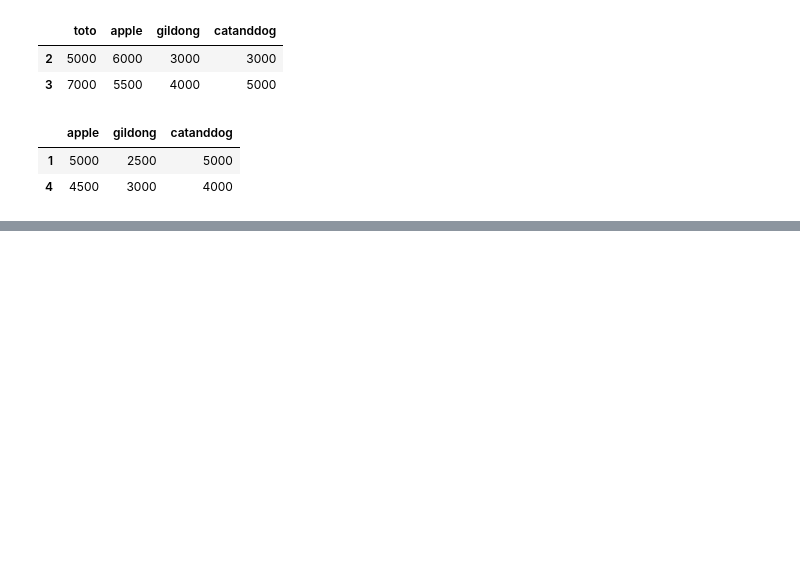
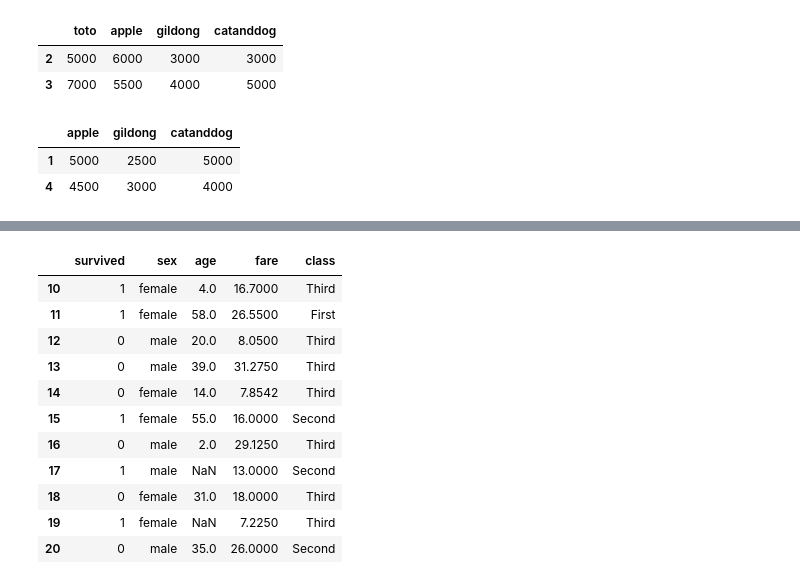
Before and after one commit to jinubot07/LikeLion_13th_DataCourse, a Jupyter notebook: web_visualization/20210916_pd_sns[MAC].ipynb, the cells around one changed output, grey strips where cells are left out. Cells and saved outputs as stored; diff of their text form; code cells hidden in the pictures; blank space fills up the shorter version.

```diff
--- a/web_visualization/20210916_pd_sns[MAC].ipynb
+++ b/web_visualization/20210916_pd_sns[MAC].ipynb
@@ -440,0 +707,16 @@ team_df.iloc[[1,4],1:4]
+# %%
+t_ten = t.loc[10:20,['survived','sex','age','fare','class']]
+t_ten
+# %% [output]
+|  | survived | sex | age | fare | class |
+| 10 | 1 | female | 4.0 | 16.7000 | Third |
+| 11 | 1 | female | 58.0 | 26.5500 | First |
+| 12 | 0 | male | 20.0 | 8.0500 | Third |
+| 13 | 0 | male | 39.0 | 31.2750 | Third |
+| 14 | 0 | female | 14.0 | 7.8542 | Third |
+| 15 | 1 | female | 55.0 | 16.0000 | Second |
+| 16 | 0 | male | 2.0 | 29.1250 | Third |
+| 17 | 1 | male | NaN | 13.0000 | Second |
+| 18 | 0 | female | 31.0 | 18.0000 | Third |
+| 19 | 1 | female | NaN | 7.2250 | Third |
+| 20 | 0 | male | 35.0 | 26.0000 | Second |
```
Also changed, not shown: parts of 29 cells of this notebook, 1 other file.
